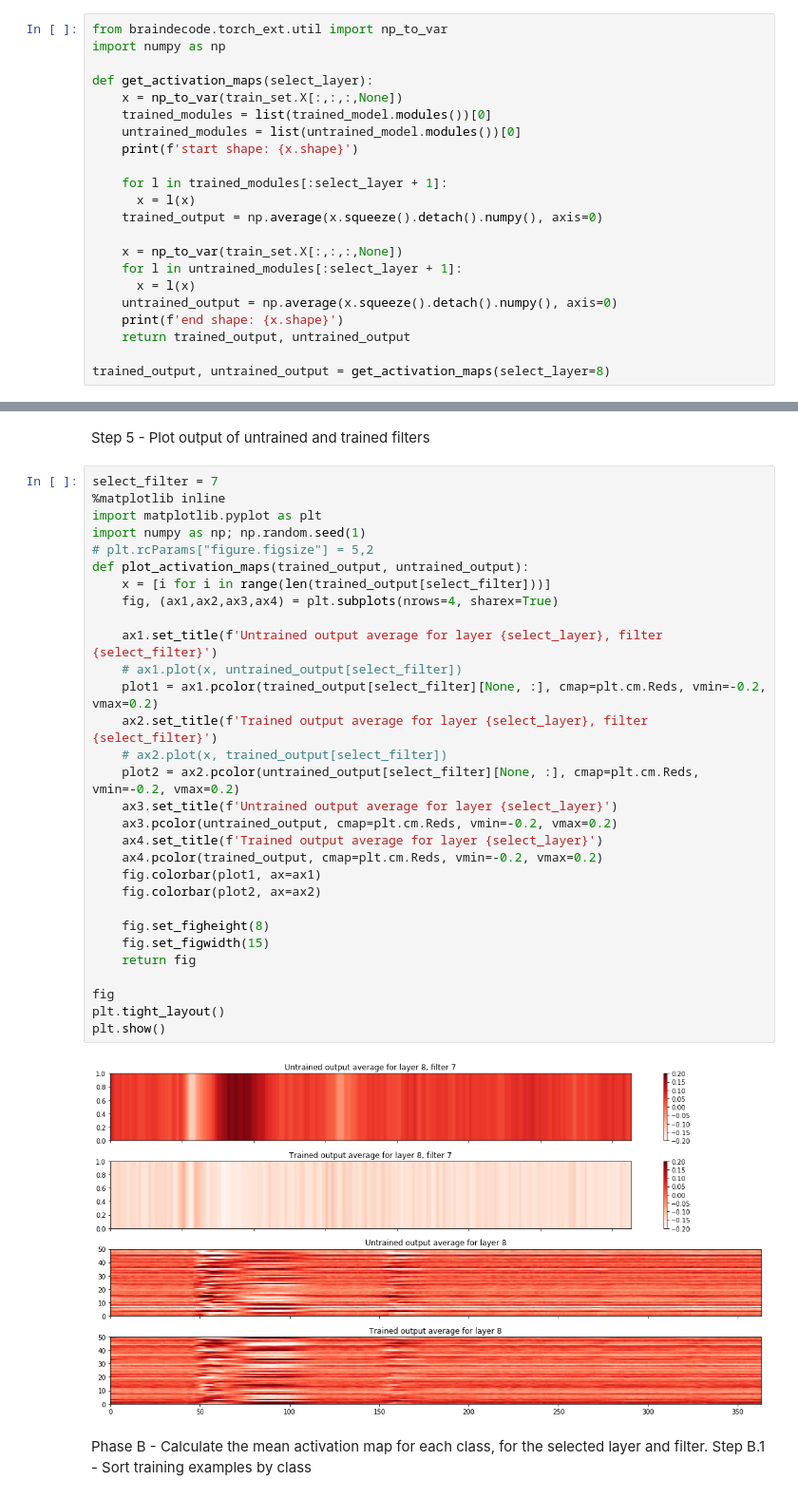
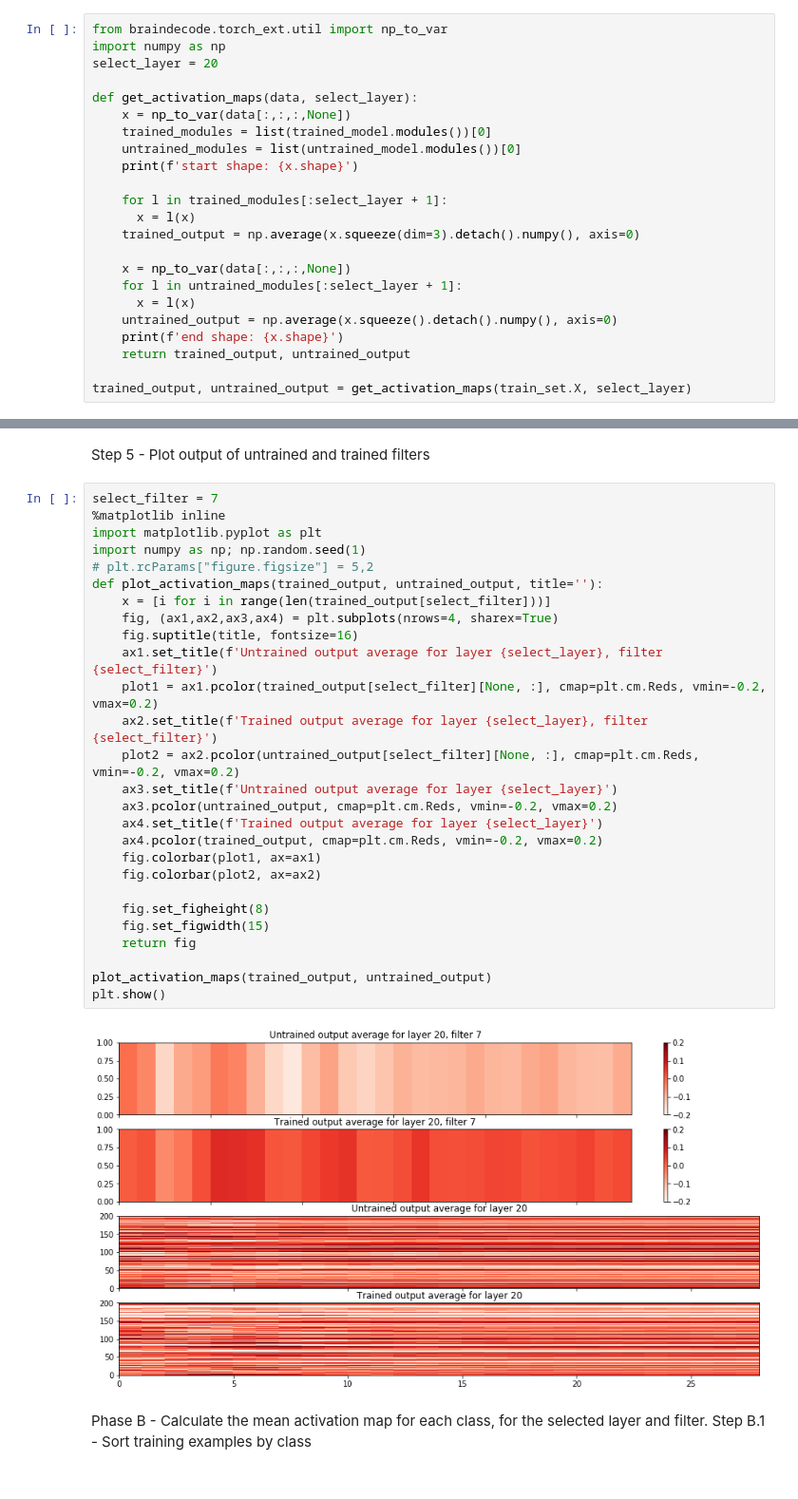
Before and after one commit to erap129/EEGNAS, a Jupyter notebook: filter_visualization.ipynb, the cells around one changed output, grey strips where cells are left out. Shown: that part at 95% size. Cells and saved outputs as stored; diff of their text form.

Commit message:
Brought 'finalized_model' back, work on visualizations

```diff
--- a/filter_visualization.ipynb
+++ b/filter_visualization.ipynb
@@ -98,24 +89,25 @@ Step 4 - Get intermediate output of selected layer
 # %%
 from braindecode.torch_ext.util import np_to_var
 import numpy as np
+select_layer = 20
 
-def get_activation_maps(select_layer):
-    x = np_to_var(train_set.X[:,:,:,None])
+def get_activation_maps(data, select_layer):
+    x = np_to_var(data[:,:,:,None])
     trained_modules = list(trained_model.modules())[0]
     untrained_modules = list(untrained_model.modules())[0]
     print(f'start shape: {x.shape}')
 
     for l in trained_modules[:select_layer + 1]:
       x = l(x)
-    trained_output = np.average(x.squeeze().detach().numpy(), axis=0)
+    trained_output = np.average(x.squeeze(dim=3).detach().numpy(), axis=0)
 
-    x = np_to_var(train_set.X[:,:,:,None])
+    x = np_to_var(data[:,:,:,None])
     for l in untrained_modules[:select_layer + 1]:
       x = l(x)
     untrained_output = np.average(x.squeeze().detach().numpy(), axis=0)
     print(f'end shape: {x.shape}')
     return trained_output, untrained_output
 
-trained_output, untrained_output = get_activation_maps(select_layer=8)
+trained_output, untrained_output = get_activation_maps(train_set.X, select_layer)
 # %% [output]
 start shape: torch.Size([230, 22, 1125, 1])
@@ -125,35 +134,32 @@ Step 5 - Plot output of untrained and trained filters
 # %%
 select_filter = 7
 %matplotlib inline
 import matplotlib.pyplot as plt
 import numpy as np; np.random.seed(1)
 # plt.rcParams["figure.figsize"] = 5,2
-def plot_activation_maps(trained_output, untrained_output):
+def plot_activation_maps(trained_output, untrained_output, title=''):
     x = [i for i in range(len(trained_output[select_filter]))]
     fig, (ax1,ax2,ax3,ax4) = plt.subplots(nrows=4, sharex=True)
-
+    fig.suptitle(title, fontsize=16)
     ax1.set_title(f'Untrained output average for layer {select_layer}, filter {select_filter}')
-    # ax1.plot(x, untrained_output[select_filter])
     plot1 = ax1.pcolor(trained_output[select_filter][None, :], cmap=plt.cm.Reds, vmin=-0.2, vmax=0.2)
     ax2.set_title(f'Trained output average for layer {select_layer}, filter {select_filter}')
-    # ax2.plot(x, trained_output[select_filter])
     plot2 = ax2.pcolor(untrained_output[select_filter][None, :], cmap=plt.cm.Reds, vmin=-0.2, vmax=0.2)
     ax3.set_title(f'Untrained output average for layer {select_layer}')
     ax3.pcolor(untrained_output, cmap=plt.cm.Reds, vmin=-0.2, vmax=0.2)
     ax4.set_title(f'Trained output average for layer {select_layer}')
     ax4.pcolor(trained_output, cmap=plt.cm.Reds, vmin=-0.2, vmax=0.2)
     fig.colorbar(plot1, ax=ax1)
     fig.colorbar(plot2, ax=ax2)
 
     fig.set_figheight(8)
     fig.set_figwidth(15)
     return fig
 
-fig
-plt.tight_layout()
+plot_activation_maps(trained_output, untrained_output)
 plt.show()
 # %% [output]
-[figure, old version]
+[figure, new version]
 # %% [markdown]
 Phase B - Calculate the mean activation map for each class, for the selected layer and filter.
 Step B.1 - Sort training examples by class
```
Also changed, not shown: parts of 29 cells of this notebook, 4 other files.
